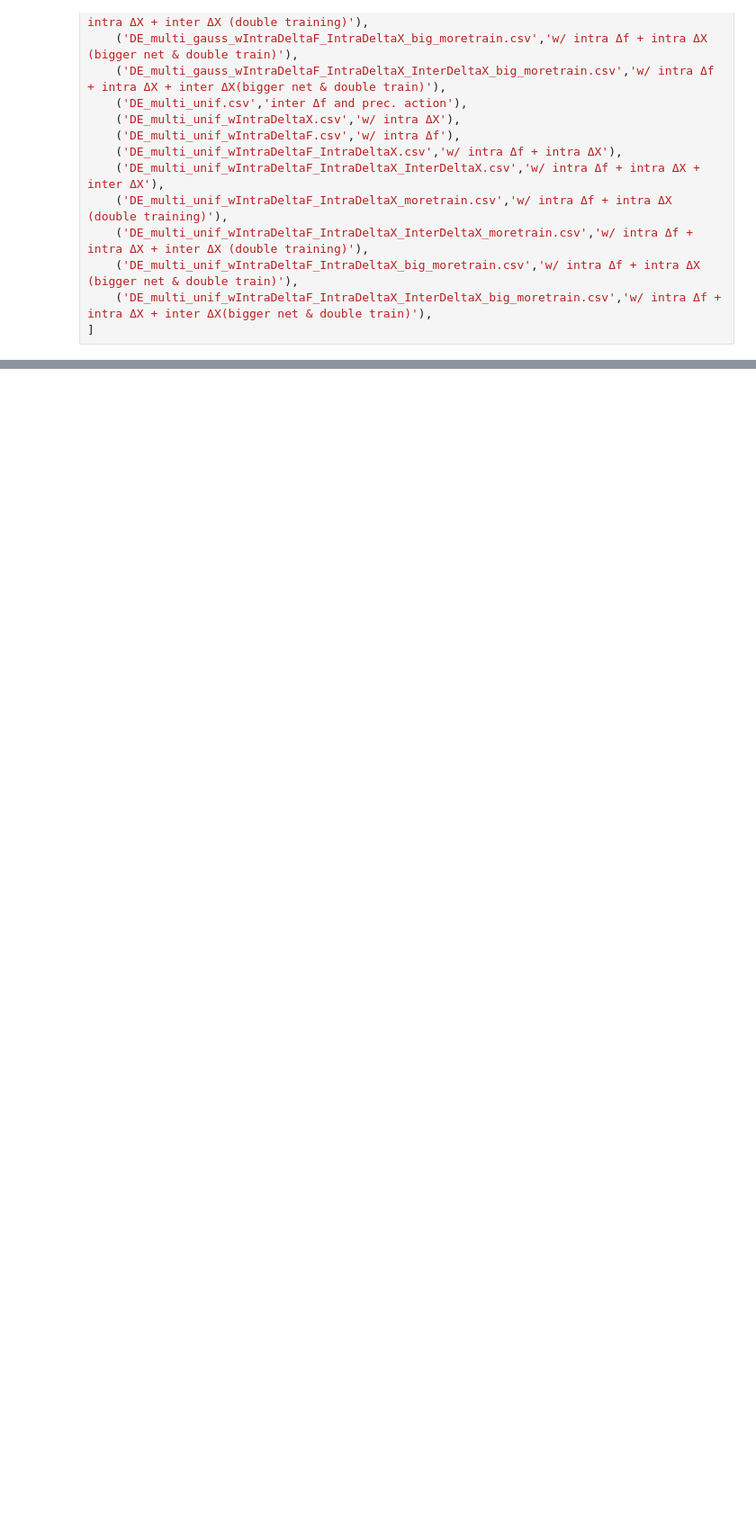
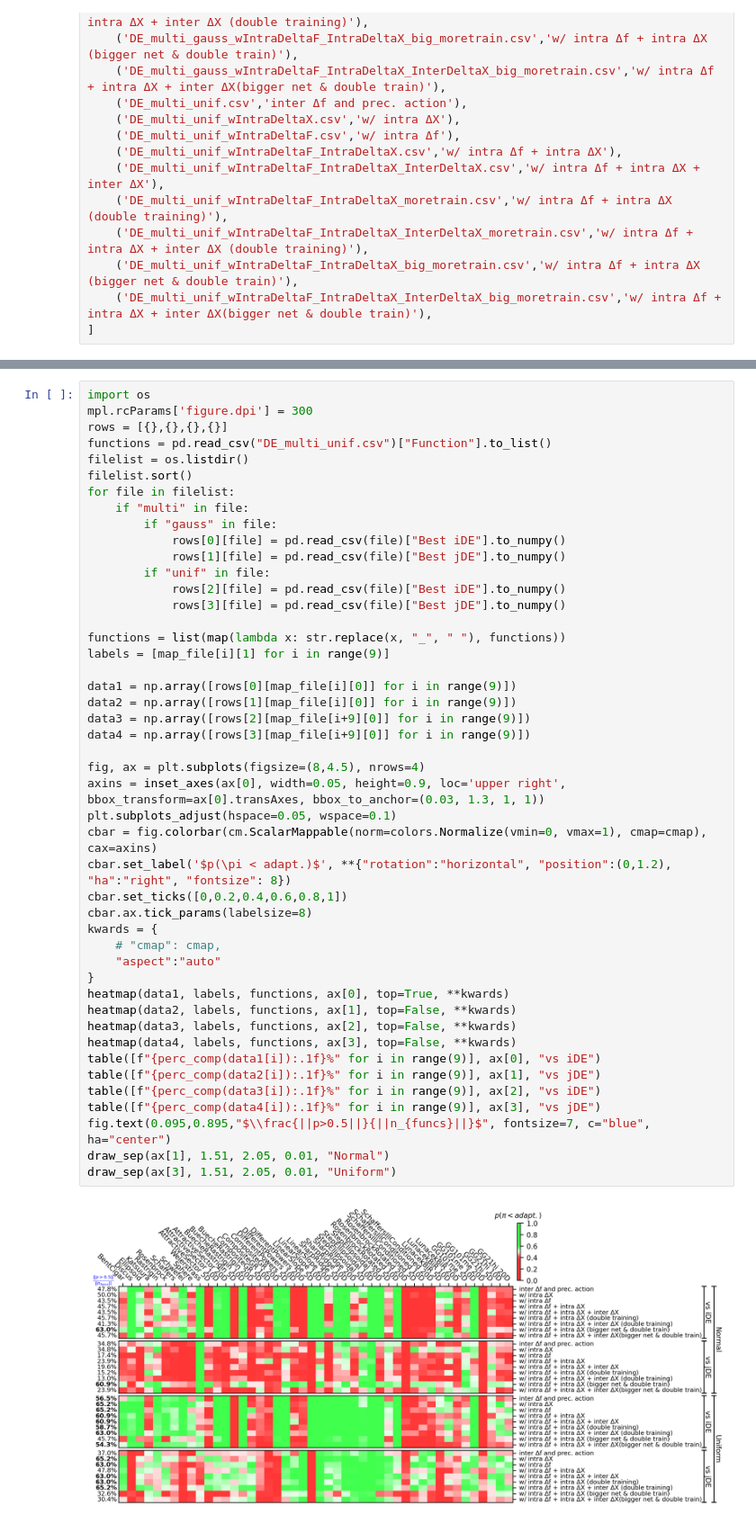
Before and after one commit to tsume82/Pavlov, a Jupyter notebook: graph_generation/dataviz.ipynb, the cells around one changed output, grey strips where cells are left out. Shown at 90% size. Saved outputs shown, nothing was run; the diff lists cells and outputs as text; blank space fills up the shorter version.

```diff
--- a/graph_generation/dataviz.ipynb
+++ b/graph_generation/dataviz.ipynb
@@ -136,0 +192,48 @@ map_file = [
+# %%
+import os
+mpl.rcParams['figure.dpi'] = 300
+rows = [{},{},{},{}]
+functions = pd.read_csv("DE_multi_unif.csv")["Function"].to_list()
+filelist = os.listdir()
+filelist.sort()
+for file in filelist:
+    if "multi" in file:
+        if "gauss" in file:
+            rows[0][file] = pd.read_csv(file)["Best iDE"].to_numpy()
+            rows[1][file] = pd.read_csv(file)["Best jDE"].to_numpy()
+        if "unif" in file:
+            rows[2][file] = pd.read_csv(file)["Best iDE"].to_numpy()
+            rows[3][file] = pd.read_csv(file)["Best jDE"].to_numpy()
+
+functions = list(map(lambda x: str.replace(x, "_", " "), functions))
+labels = [map_file[i][1] for i in range(9)]
+
+data1 = np.array([rows[0][map_file[i][0]] for i in range(9)])
+data2 = np.array([rows[1][map_file[i][0]] for i in range(9)])
+data3 = np.array([rows[2][map_file[i+9][0]] for i in range(9)])
+data4 = np.array([rows[3][map_file[i+9][0]] for i in range(9)])
+
+fig, ax = plt.subplots(figsize=(8,4.5), nrows=4)
+axins = inset_axes(ax[0], width=0.05, height=0.9, loc='upper right', bbox_transform=ax[0].transAxes, bbox_to_anchor=(0.03, 1.3, 1, 1))
+plt.subplots_adjust(hspace=0.05, wspace=0.1)
+cbar = fig.colorbar(cm.ScalarMappable(norm=colors.Normalize(vmin=0, vmax=1), cmap=cmap), cax=axins)
+cbar.set_label('$p(\pi < adapt.)$', **{"rotation":"horizontal", "position":(0,1.2), "ha":"right", "fontsize": 8})
+cbar.set_ticks([0,0.2,0.4,0.6,0.8,1])
+cbar.ax.tick_params(labelsize=8)
+kwards = {
+    # "cmap": cmap,
+    "aspect":"auto"
+}
+heatmap(data1, labels, functions, ax[0], top=True, **kwards)
+heatmap(data2, labels, functions, ax[1], top=False, **kwards)
+heatmap(data3, labels, functions, ax[2], top=False, **kwards)
+heatmap(data4, labels, functions, ax[3], top=False, **kwards)
+table([f"{perc_comp(data1[i]):.1f}%" for i in range(9)], ax[0], "vs iDE")
+table([f"{perc_comp(data2[i]):.1f}%" for i in range(9)], ax[1], "vs jDE")
+table([f"{perc_comp(data3[i]):.1f}%" for i in range(9)], ax[2], "vs iDE")
+table([f"{perc_comp(data4[i]):.1f}%" for i in range(9)], ax[3], "vs jDE")
+fig.text(0.095,0.895,"$\\frac{||p>0.5||}{||n_{funcs}||}$", fontsize=7, c="blue", ha="center")
+draw_sep(ax[1], 1.51, 2.05, 0.01, "Normal")
+draw_sep(ax[3], 1.51, 2.05, 0.01, "Uniform")
+# %% [output]
+[figure, added]
```
Also changed, not shown: parts of 10 cells of this notebook, 1 other file.
